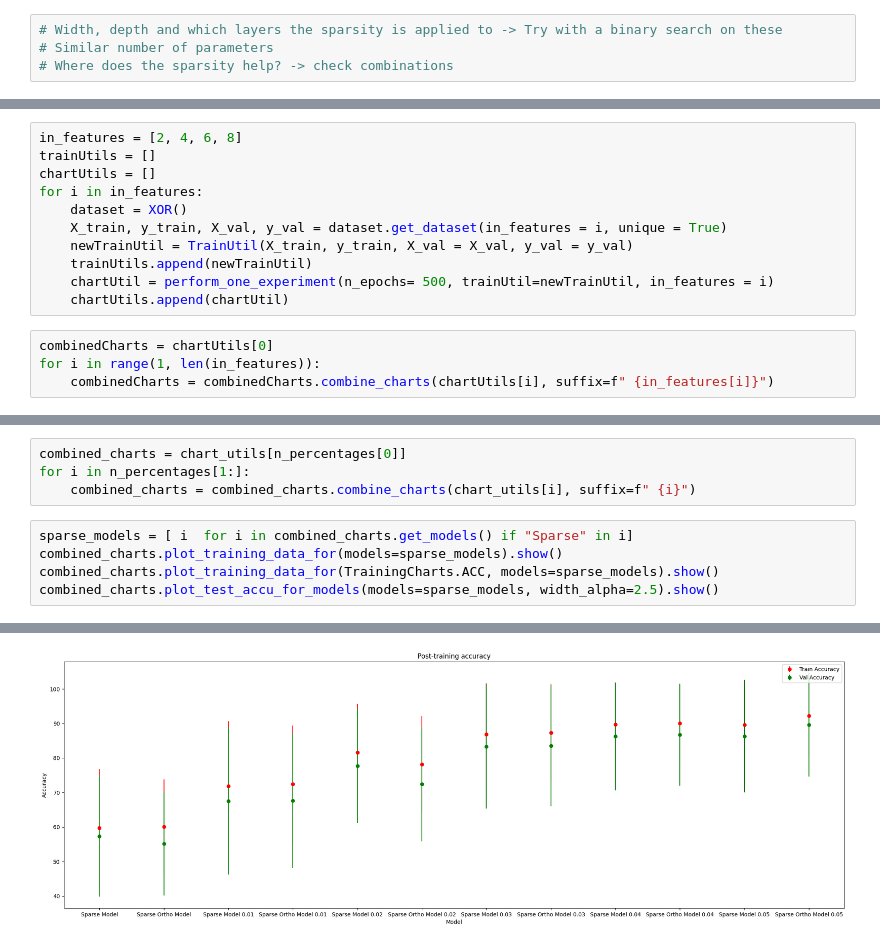
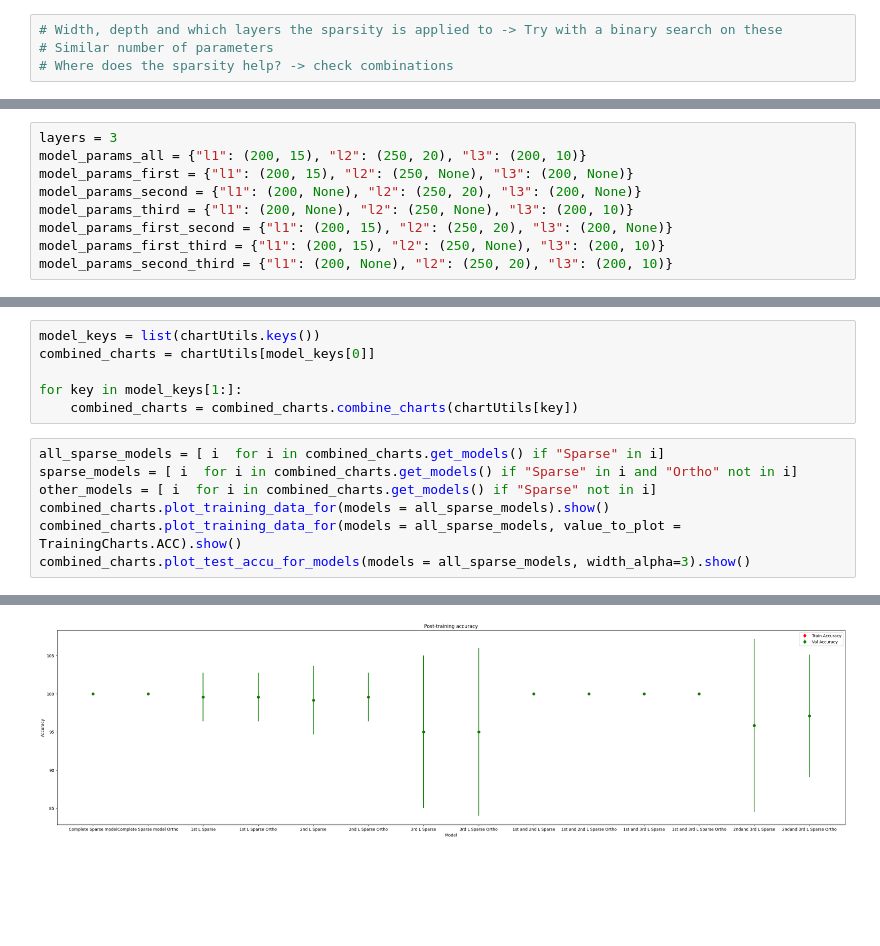
Before and after one commit to animeshsasan/hippocampal-cortex-learning, a Jupyter notebook: .ipynbs/sparse-network.ipynb, the cells around one changed output, grey strips where cells are left out. Saved outputs shown, nothing was run; the diff lists cells and outputs as text; blank space fills up the shorter version.

Commit message:
Refactor code and add experiment for different sparsity values

```diff
--- a/.ipynbs/sparse-network.ipynb
+++ b/.ipynbs/sparse-network.ipynb
@@ -113 +25,10 @@ in_features = 2):
+# %%
+layers = 3
+model_params_all = {"l1": (200, 15), "l2": (250, 20), "l3": (200, 10)}
+model_params_first = {"l1": (200, 15), "l2": (250, None), "l3": (200, None)}
+model_params_second = {"l1": (200, None), "l2": (250, 20), "l3": (200, None)}
+model_params_third = {"l1": (200, None), "l2": (250, None), "l3": (200, 10)}
+model_params_first_second = {"l1": (200, 15), "l2": (250, 20), "l3": (200, None)}
+model_params_first_third = {"l1": (200, 15), "l2": (250, None), "l3": (200, 10)}
+model_params_second_third = {"l1": (200, None), "l2": (250, 20), "l3": (200, 10)}
 # %%
@@ -176,15 +36,0 @@ def perform_one_experiment(n_epochs = 41,
-# %%
-in_features = [2, 4, 6, 8]
-trainUtils = []
-chartUtils = []
-for i in in_features:
-    dataset = XOR()
-    X_train, y_train, X_val, y_val = dataset.get_dataset(in_features = i, unique = True)
-    newTrainUtil = TrainUtil(X_train, y_train, X_val = X_val, y_val = y_val)
-    trainUtils.append(newTrainUtil)
-    chartUtil = perform_one_experiment(n_epochs= 500, trainUtil=newTrainUtil, in_features = i)
-    chartUtils.append(chartUtil)
-# %%
-combinedCharts = chartUtils[0]
-for i in range(1, len(in_features)):
-    combinedCharts = combinedCharts.combine_charts(chartUtils[i], suffix=f" {in_features[i]}")
@@ -219,10 +72,14 @@ for i in n_percentages:
 # %%
-combined_charts = chart_utils[n_percentages[0]]
-for i in n_percentages[1:]:
-    combined_charts = combined_charts.combine_charts(chart_utils[i], suffix=f" {i}")
+model_keys = list(chartUtils.keys())
+combined_charts = chartUtils[model_keys[0]]
+
+for key in model_keys[1:]:
+    combined_charts = combined_charts.combine_charts(chartUtils[key])
 # %%
-sparse_models = [ i  for i in combined_charts.get_models() if "Sparse" in i]
-combined_charts.plot_training_data_for(models=sparse_models).show()
-combined_charts.plot_training_data_for(TrainingCharts.ACC, models=sparse_models).show()
-combined_charts.plot_test_accu_for_models(models=sparse_models, width_alpha=2.5).show()
+all_sparse_models = [ i  for i in combined_charts.get_models() if "Sparse" in i]
+sparse_models = [ i  for i in combined_charts.get_models() if "Sparse" in i and "Ortho" not in i]
+other_models = [ i  for i in combined_charts.get_models() if "Sparse" not in i]
+combined_charts.plot_training_data_for(models = all_sparse_models).show()
+combined_charts.plot_training_data_for(models = all_sparse_models, value_to_plot = TrainingCharts.ACC).show()
+combined_charts.plot_test_accu_for_models(models = all_sparse_models, width_alpha=3).show()
 # %% [output]
@@ -231,2 +88,2 @@ combined_charts.plot_test_accu_for_models(models=sparse_models, width_alpha=2.5)
-[figure, old version]
+[figure, new version]
 # %%
```
Also changed, not shown: parts of 15 cells of this notebook, 7 other files.
